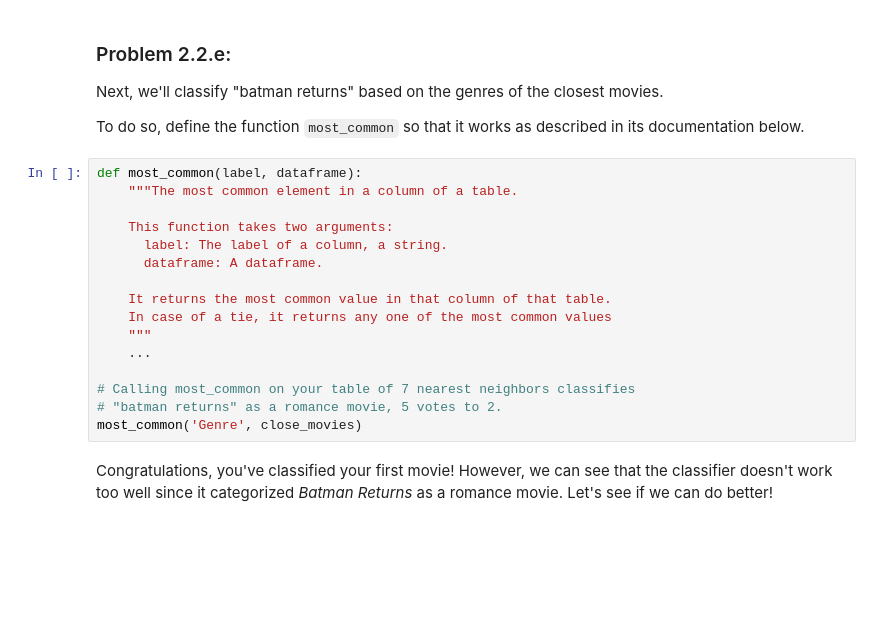
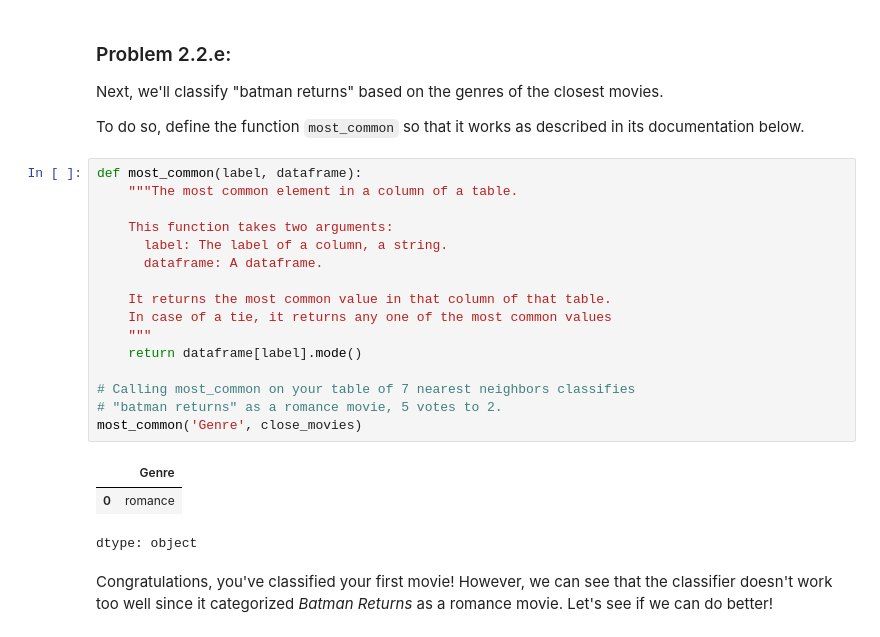
Before and after one commit to shashankd98/Binary_BH, a Jupyter notebook: assignments/assn1/assn1.ipynb, the cells around one changed output. Cells and saved outputs as stored; diff of their text form; blank space fills up the shorter version.

```diff
--- a/assignments/assn1/assn1.ipynb
+++ b/assignments/assn1/assn1.ipynb
@@ -636,19 +632,23 @@ To do so, define the function `most_common` so that it works as described in its
 # %%
 def most_common(label, dataframe):
     """The most common element in a column of a table.
 
     This function takes two arguments:
       label: The label of a column, a string.
       dataframe: A dataframe.
 
     It returns the most common value in that column of that table.
     In case of a tie, it returns any one of the most common values
     """
-    ...
+    return dataframe[label].mode()
 
 # Calling most_common on your table of 7 nearest neighbors classifies
 # "batman returns" as a romance movie, 5 votes to 2.
 most_common('Genre', close_movies)
+# %% [output]
+|  | Genre |
+| 0 | romance |
+dtype: object
 # %% [markdown]
 Congratulations, you've classified your first movie! However, we can see that the classifier doesn't work too well since it categorized *Batman Returns* as a romance movie. Let's see if we can do better!
 # %% [markdown]
```
Also changed, not shown: parts of 2 cells of this notebook.
